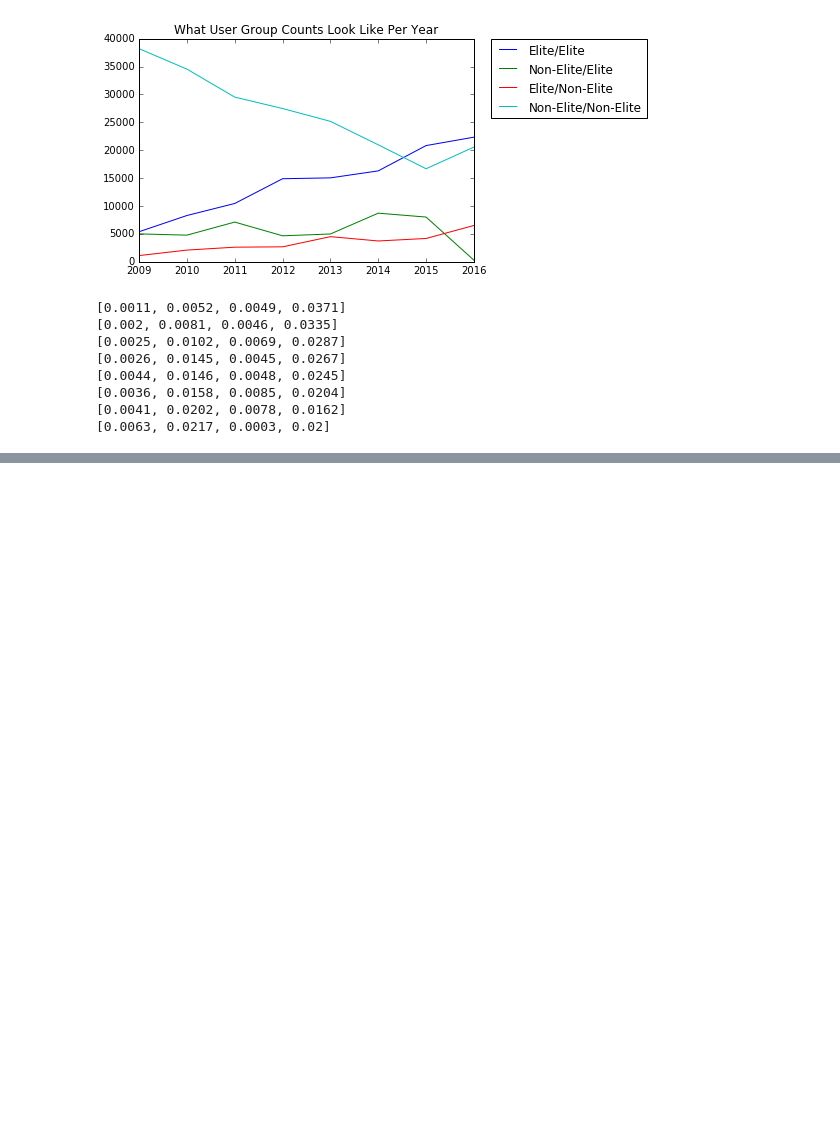
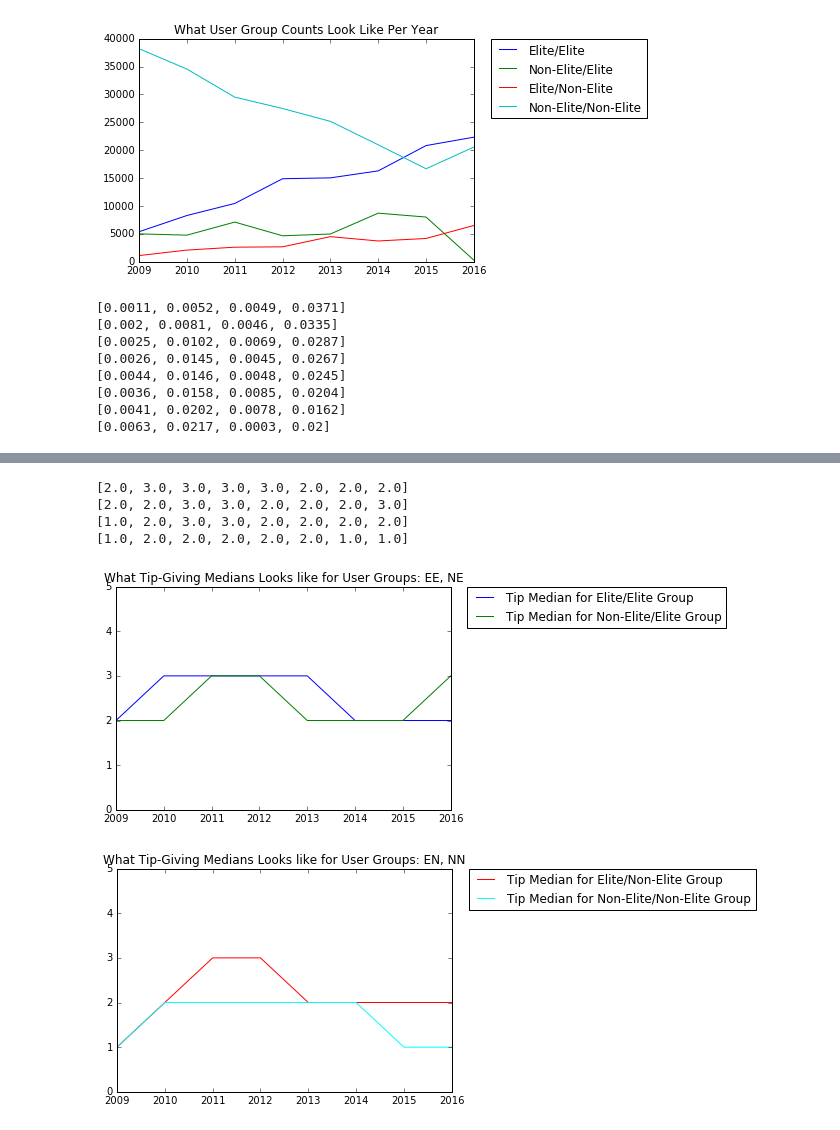
Before and after one commit to CornellDataScience/Yelp, a Jupyter notebook: salt-baes/Veronica/vmo5_tipanalysis.ipynb, the cells around one changed output, grey strips where cells are left out. Saved outputs shown, nothing was run; the diff lists cells and outputs as text; code cells hidden in the pictures; blank space fills up the shorter version.

```diff
--- a/salt-baes/Veronica/vmo5_tipanalysis.ipynb
+++ b/salt-baes/Veronica/vmo5_tipanalysis.ipynb
@@ -373,0 +424,33 @@ plt.show()
+# %%
+#Look at the median number of tips-per-user for the four user groups
+#2009-2016 years
+print [median(x) for x in EEtipcounts[5:13]]
+print [median(x) for x in NEtipcounts[5:13]]
+print [median(x) for x in ENtipcounts[5:13]]
+print [median(x) for x in NNtipcounts[5:13]]
+# %% [output]
+[2.0, 3.0, 3.0, 3.0, 3.0, 2.0, 2.0, 2.0]
+[2.0, 2.0, 3.0, 3.0, 2.0, 2.0, 2.0, 3.0]
+[1.0, 2.0, 3.0, 3.0, 2.0, 2.0, 2.0, 2.0]
+[1.0, 2.0, 2.0, 2.0, 2.0, 2.0, 1.0, 1.0]
+# %%
+plt.title('What Tip-Giving Medians Looks like for User Groups: EE, NE')
+plt.plot(range(8), [median(x) for x in EEtipcounts[5:13]], label='Tip Median for Elite/Elite Group')
+plt.plot(range(8), [median(x) for x in NEtipcounts[5:13]], label='Tip Median for Non-Elite/Elite Group')
+plt.xticks(range(8), yearspossible[5:13], rotation='horizontal')
+plt.legend(bbox_to_anchor=(1.05, 1), loc=2, borderaxespad=0.)
+plt.ylim(0,5)
+plt.show()
+
+plt.title('What Tip-Giving Medians Looks like for User Groups: EN, NN')
+plt.plot(range(8), [median(x) for x in ENtipcounts[5:13]],
+         label='Tip Median for Elite/Non-Elite Group', color='red')
+plt.plot(range(8), [median(x) for x in NNtipcounts[5:13]],
+         label='Tip Median for Non-Elite/Non-Elite Group', color='aqua')
+plt.xticks(range(8), yearspossible[5:13], rotation='horizontal')
+plt.legend(bbox_to_anchor=(1.05, 1), loc=2, borderaxespad=0.)
+plt.ylim(0,5)
+plt.show()
+# %% [output]
+[figure, added]
+[figure, added]
```
Also changed, not shown: parts of 13 cells of this notebook, 6 other files.
